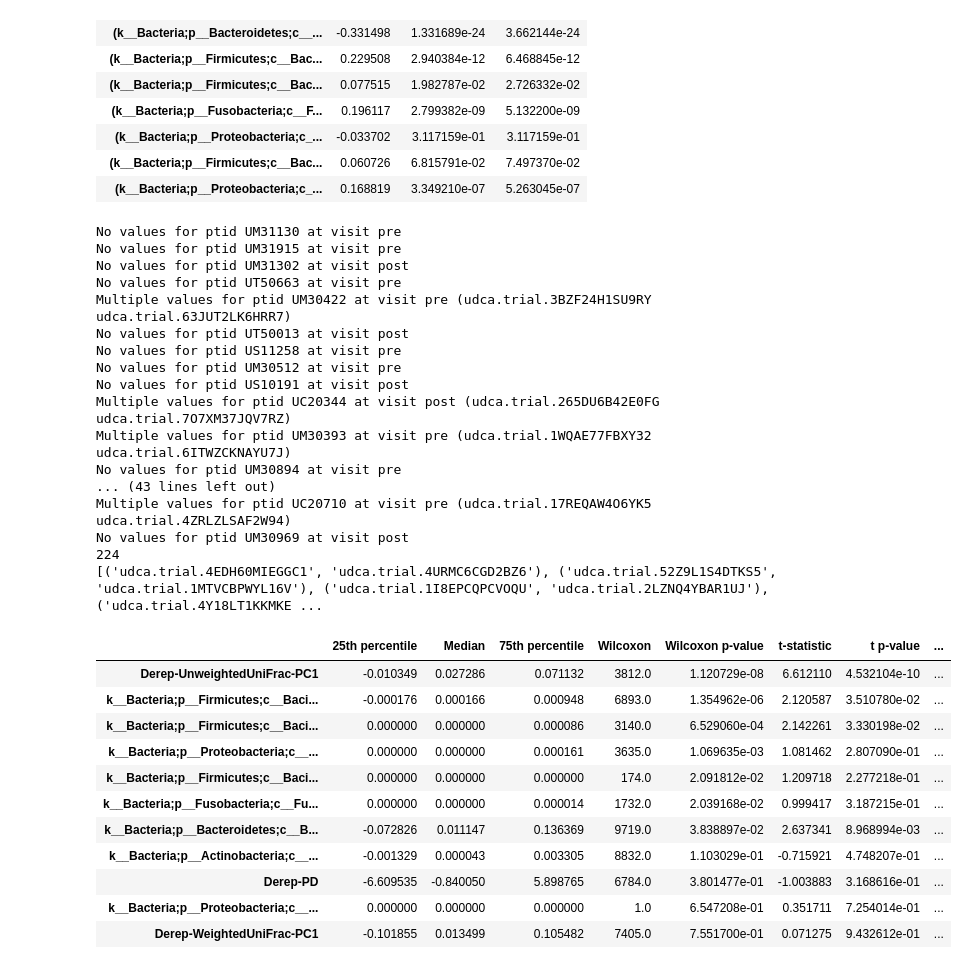
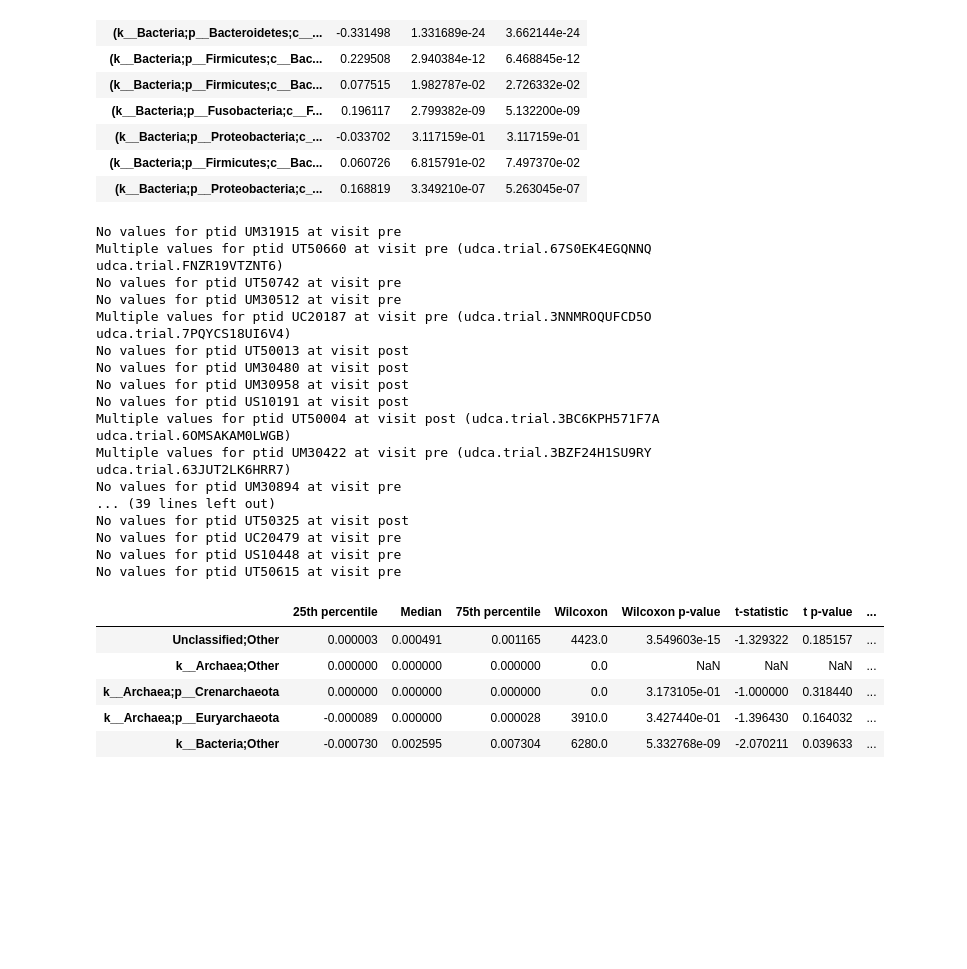
Before and after one commit to caporaso-lab-graveyard/crc-udca1, a Jupyter notebook: paired-differences.ipynb, the cells around one changed output. Cells and saved outputs as stored; diff of their text form; code cells hidden in the pictures; blank space fills up the shorter version.

```diff
--- a/paired-differences.ipynb
+++ b/paired-differences.ipynb
@@ -14,6 +14,7 @@ all_taxa = []
 for e in tax_fps:
     _tax_table = pd.read_csv(e, sep='\t', skiprows=1, index_col=0).T
     _tax_tables.append(_tax_table.T / _tax_table.T.sum())
+    all_taxa.extend(_tax_table.columns)
 sample_md = pd.concat([sample_md] + [e.T for e in _tax_tables], axis=1)
 # %%
 # These taxa come from Tal's "Cancer Targets" document - still some more to transfer, but this is looking promising so far
@@ -50,29 +51,25 @@ pairwise_corr_all(sample_md[metrics], sample_md[['Derep-UnweightedUniFrac-PC1']]
 from crc import get_group_pairs
 
 udca_pairs = get_group_pairs(sample_md, 'UDCA')
-print(len(udca_pairs))
-print(udca_pairs[:5])
 placebo_pairs = get_group_pairs(sample_md, 'placebo')
-print(len(placebo_pairs))
-print(placebo_pairs[:5])
 # %% [output]
-No values for ptid UM31130 at visit pre
 No values for ptid UM31915 at visit pre
-No values for ptid UM31302 at visit post
-No values for ptid UT50663 at visit pre
+Multiple values for ptid UT50660 at visit pre (udca.trial.67S0EK4EGQNNQ udca.trial.FNZR19VTZNT6)
+No values for ptid UT50742 at visit pre
+No values for ptid UM30512 at visit pre
+Multiple values for ptid UC20187 at visit pre (udca.trial.3NNMROQUFCD5O udca.trial.7PQYCS18UI6V4)
+No values for ptid UT50013 at visit post
+No values for ptid UM30480 at visit post
+No values for ptid UM30958 at visit post
+No values for ptid US10191 at visit post
+Multiple values for ptid UT50004 at visit post (udca.trial.3BC6KPH571F7A udca.trial.6OMSAKAM0LWGB)
 Multiple values for ptid UM30422 at visit pre (udca.trial.3BZF24H1SU9RY udca.trial.63JUT2LK6HRR7)
-No values for ptid UT50013 at visit post
-No values for ptid US11258 at visit pre
-No values for ptid UM30512 at visit pre
-No values for ptid US10191 at visit post
-Multiple values for ptid UC20344 at visit post (udca.trial.265DU6B42E0FG udca.trial.7O7XM37JQV7RZ)
-Multiple values for ptid UM30393 at visit pre (udca.trial.1WQAE77FBXY32 udca.trial.6ITWZCKNAYU7J)
 No values for ptid UM30894 at visit pre
-... (43 lines left out)
-Multiple values for ptid UC20710 at visit pre (udca.trial.17REQAW4O6YK5 udca.trial.4ZRLZLSAF2W94)
-No values for ptid UM30969 at visit post
-224
-[('udca.trial.4EDH60MIEGGC1', 'udca.trial.4URMC6CGD2BZ6'), ('udca.trial.52Z9L1S4DTKS5', 'udca.trial.1MTVCBPWYL16V'), ('udca.trial.1I8EPCQPCVOQU', 'udca.trial.2LZNQ4YBAR1UJ'), ('udca.trial.4Y18LT1KKMKE ...
+... (39 lines left out)
+No values for ptid UT50325 at visit post
+No values for ptid UC20479 at visit pre
+No values for ptid US10448 at visit pre
+No values for ptid UT50615 at visit pre
 # %%
 from statsmodels.sandbox.stats.multicomp import multipletests
 
@@ -82,45 +79,39 @@ def paired_differences(df, pairs, category):
         pre_value = df[category][pre_idx]
         post_value = df[category][post_idx]
         paired_difference = post_value - pre_value
         if not np.isnan(paired_difference):
             result.append(paired_difference)
     return result
 
 
 def paired_differences_table(df, pairs, categories, multipletests_method='fdr_bh'):
     data = []
     for category in categories:
         diffs = paired_differences(df, pairs, category)
         wilcoxon_s, wilcoxon_p = scipy.stats.wilcoxon(diffs)
         t, t_p = scipy.stats.ttest_1samp(diffs, 0)
         data.append([np.percentile(diffs, 25), np.percentile(diffs, 50), np.percentile(diffs, 75),
                      wilcoxon_s, wilcoxon_p, t, t_p, diffs])
     result = pd.DataFrame(data, index=categories,
                           columns=['25th percentile', 'Median', '75th percentile',
                                    'Wilcoxon', 'Wilcoxon p-value', 't-statistic', 't p-value', 'Differences'])
     result['Wilcoxon q-value'] = multipletests(result['Wilcoxon p-value'],
                                                method=multipletests_method)[1]
     result['t q-value'] = multipletests(result['t p-value'],
                                                method=multipletests_method)[1]
     return result.sort('Wilcoxon q-value', ascending=True)
 
 
 
-udca_paired_difference_table = paired_differences_table(sample_md,
+udca_taxa_difference_table = paired_differences_table(sample_md,
                                                   get_group_pairs(sample_md, 'UDCA', verbose=False),
-                                                  metrics)
-udca_paired_difference_table
+                                                  all_taxa)
+udca_taxa_difference_table[:5]
 # %% [output]
 |  | 25th percentile | Median | 75th percentile | Wilcoxon | Wilcoxon p-value | t-statistic | t p-value | ... |
-| Derep-UnweightedUniFrac-PC1 | -0.010349 | 0.027286 | 0.071132 | 3812.0 | 1.120729e-08 | 6.612110 | 4.532104e-10 | ... |
-| k__Bacteria;p__Firmicutes;c__Baci... | -0.000176 | 0.000166 | 0.000948 | 6893.0 | 1.354962e-06 | 2.120587 | 3.510780e-02 | ... |
-| k__Bacteria;p__Firmicutes;c__Baci... | 0.000000 | 0.000000 | 0.000086 | 3140.0 | 6.529060e-04 | 2.142261 | 3.330198e-02 | ... |
-| k__Bacteria;p__Proteobacteria;c__... | 0.000000 | 0.000000 | 0.000161 | 3635.0 | 1.069635e-03 | 1.081462 | 2.807090e-01 | ... |
-| k__Bacteria;p__Firmicutes;c__Baci... | 0.000000 | 0.000000 | 0.000000 | 174.0 | 2.091812e-02 | 1.209718 | 2.277218e-01 | ... |
-| k__Bacteria;p__Fusobacteria;c__Fu... | 0.000000 | 0.000000 | 0.000014 | 1732.0 | 2.039168e-02 | 0.999417 | 3.187215e-01 | ... |
-| k__Bacteria;p__Bacteroidetes;c__B... | -0.072826 | 0.011147 | 0.136369 | 9719.0 | 3.838897e-02 | 2.637341 | 8.968994e-03 | ... |
-| k__Bacteria;p__Actinobacteria;c__... | -0.001329 | 0.000043 | 0.003305 | 8832.0 | 1.103029e-01 | -0.715921 | 4.748207e-01 | ... |
-| Derep-PD | -6.609535 | -0.840050 | 5.898765 | 6784.0 | 3.801477e-01 | -1.003883 | 3.168616e-01 | ... |
-| k__Bacteria;p__Proteobacteria;c__... | 0.000000 | 0.000000 | 0.000000 | 1.0 | 6.547208e-01 | 0.351711 | 7.254014e-01 | ... |
-| Derep-WeightedUniFrac-PC1 | -0.101855 | 0.013499 | 0.105482 | 7405.0 | 7.551700e-01 | 0.071275 | 9.432612e-01 | ... |
+| Unclassified;Other | 0.000003 | 0.000491 | 0.001165 | 4423.0 | 3.549603e-15 | -1.329322 | 0.185157 | ... |
+| k__Archaea;Other | 0.000000 | 0.000000 | 0.000000 | 0.0 | NaN | NaN | NaN | ... |
+| k__Archaea;p__Crenarchaeota | 0.000000 | 0.000000 | 0.000000 | 0.0 | 3.173105e-01 | -1.000000 | 0.318440 | ... |
+| k__Archaea;p__Euryarchaeota | -0.000089 | 0.000000 | 0.000028 | 3910.0 | 3.427440e-01 | -1.396430 | 0.164032 | ... |
+| k__Bacteria;Other | -0.000730 | 0.002595 | 0.007304 | 6280.0 | 5.332768e-09 | -2.070211 | 0.039633 | ... |
 # %%
```
Also changed, not shown: parts of 3 cells of this notebook.
